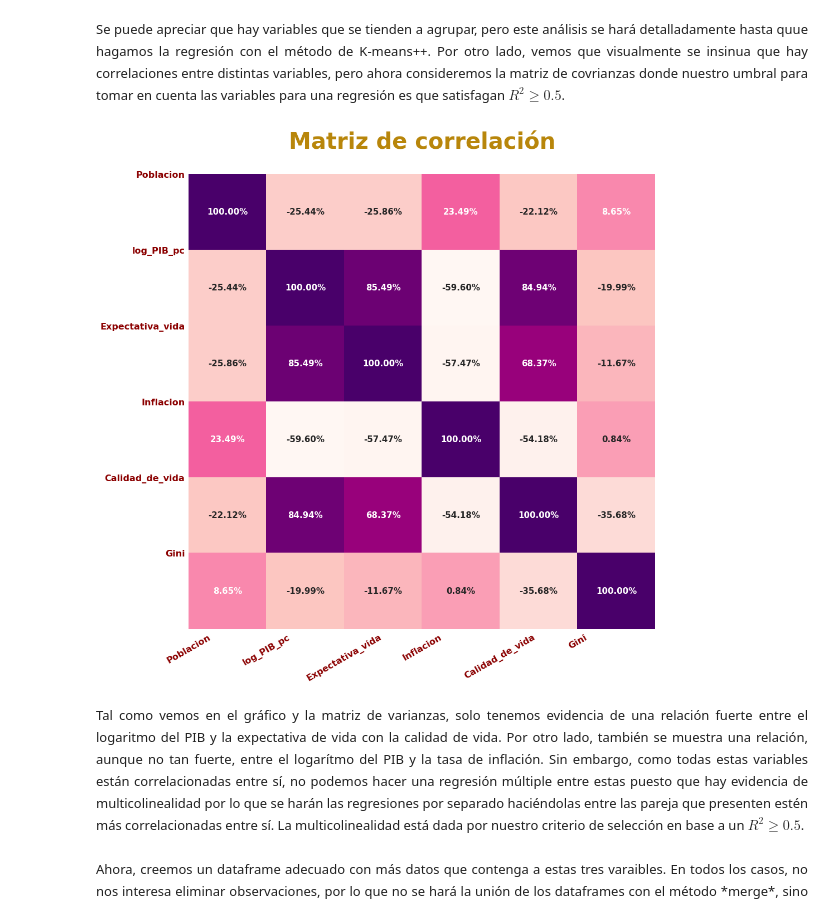
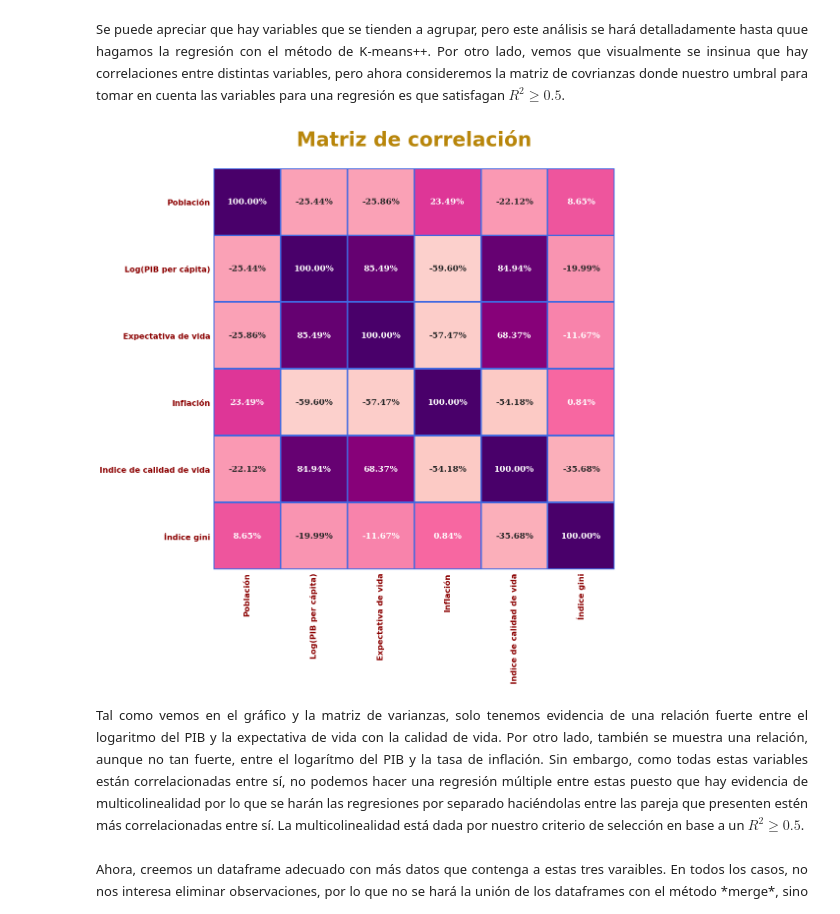
Before and after one commit to PhysTony/ICD_CIDE, a Jupyter notebook: Proyecto/Antonio_Huerta_Montellano_Proyecto.ipynb, the cells around one changed output. Cells and saved outputs as stored; diff of their text form; code cells hidden in the pictures.

```diff
--- a/Proyecto/Antonio_Huerta_Montellano_Proyecto.ipynb
+++ b/Proyecto/Antonio_Huerta_Montellano_Proyecto.ipynb
@@ -855,25 +864,25 @@ Se puede apreciar que hay variables que se tienden a agrupar, pero este análisi
 # %%
 matriz_corr = df_aux_regresion.corr()
 # %%
+labels = ['Población', 'Log(PIB per cápita)', 'Expectativa de vida', 'Inflación', 'Indice de calidad de vida', 'Índice gini']
+
 plt.figure(figsize=(15, 15))
 g = sns.heatmap(matriz_corr, annot = True, cmap = 'RdPu',
-            annot_kws={"size": 15, 'fontweight':'bold'},
+            xticklabels = labels, yticklabels = labels,
+            annot_kws={"size": 17, 'fontweight':'bold', 'fontfamily':'serif'},
             cbar_kws={'label': 'Correlación'},
-            fmt=".2%", cbar=False)
+            fmt=".2%", cbar=False, center = 0, square = True,
+            linewidth = 2, linecolor = 'royalblue')
 plt.title('Matriz de correlación', fontsize = 40,
           fontweight = 'bold', y = 1.05,
           color = 'darkgoldenrod')
-plt.xticks(range(df_aux_regresion.select_dtypes(['number']).shape[1]),
-           df_aux_regresion.select_dtypes(['number']).columns,
-           fontsize = 16, fontweight = 'bold',
-           rotation = 30, color = 'darkred')
-plt.yticks(range(df_aux_regresion.select_dtypes(['number']).shape[1]),
-           df_aux_regresion.select_dtypes(['number']).columns,
-           fontsize = 16, fontweight = 'bold',
+plt.xticks(fontsize = 16, fontweight = 'bold',
+           rotation = 90, color = 'darkred')
+plt.yticks(fontsize = 16, fontweight = 'bold',
            rotation = 0, color = 'darkred')
 plt.show()
 # %% [output]
-[figure, old version]
+[figure, new version]
 # %% [markdown]
 <p style="text-align:justify; font-size:13px">
 Tal como vemos en el gráfico y la matriz de varianzas, solo tenemos evidencia de una relación fuerte entre el logaritmo del PIB y la expectativa de vida con la calidad de vida. Por otro lado, también se muestra una relación, aunque no tan fuerte, entre el logarítmo del PIB y la tasa de inflación. Sin embargo, como todas estas variables están correlacionadas entre sí, no podemos hacer una regresión múltiple entre estas puesto que hay evidencia de multicolinealidad por lo que se harán las regresiones por separado haciéndolas entre las pareja que presenten estén más correlacionadas entre sí. La multicolinealidad está dada por nuestro criterio de selección en base a un $R^2 \ge 0.5$.
```
Also changed, not shown: parts of 6 cells of this notebook, 1 other file.
